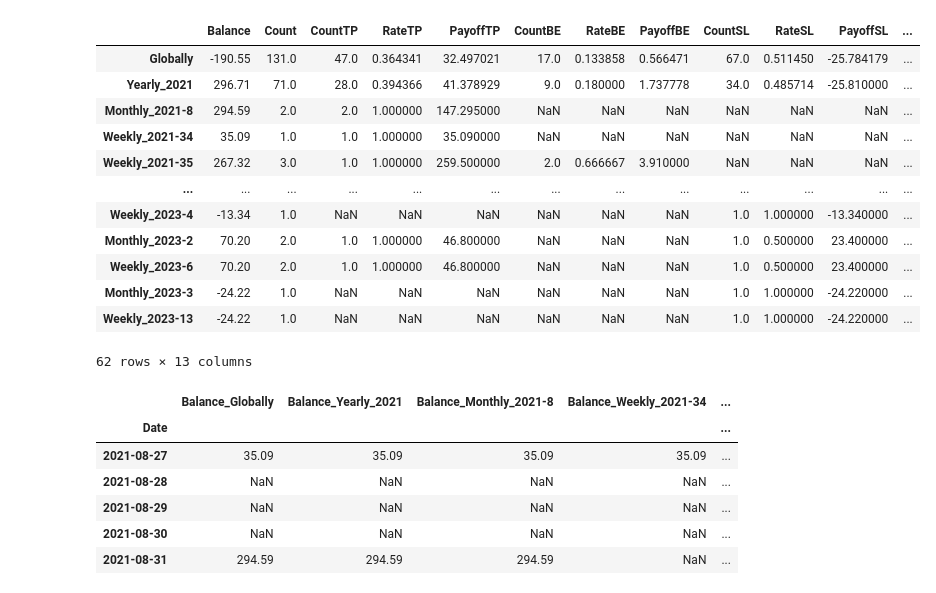
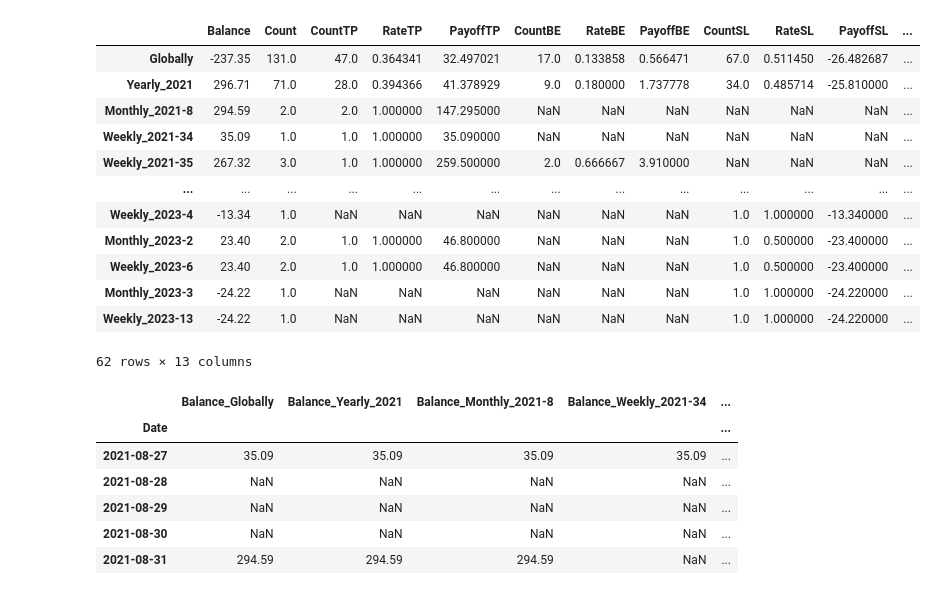
Before and after one commit to vixen-cordier/dashboards, a Jupyter notebook: book.ipynb, the cells around one changed output. Saved outputs shown, nothing was run; the diff lists cells and outputs as text; code cells hidden in the pictures.

```diff
--- a/book.ipynb
+++ b/book.ipynb
@@ -32,28 +29,29 @@ fig.show()
 # %%
 import pandas as pd
 import numpy as np
-trades = trades_unit.copy().ffill()
+trades = trades_unit.copy()
 PERIOD = ['Globally', 'Yearly', 'Monthly', 'Weekly']
+s = trades.ffill().iloc[-1]
 
 stats = pd.DataFrame()
-for metric, period in trades.columns:
+for metric, period in s.index:
     for p in ['Globally', 'Yearly', 'Monthly', 'Weekly']:
         if p in period and metric in ['Count', 'Balance', 'CountTP', 'RateTP', 'PayoffTP', 'CountBE', 'RateBE', 'PayoffBE', 'CountSL', 'RateSL', 'PayoffSL']:
-            stats.loc[period, metric] = trades[(metric, period)].iloc[-1]
+            stats.loc[period, metric] = s[(metric, period)]
 stats['WinRate'] = stats['RateTP']
 stats['PayoffRatio'] = stats['PayoffTP'] / -stats['PayoffSL']
 stats
 # %% [output]
 |  | Balance | Count | CountTP | RateTP | PayoffTP | CountBE | RateBE | PayoffBE | CountSL | RateSL | PayoffSL | ... |
-| Globally | -190.55 | 131.0 | 47.0 | 0.364341 | 32.497021 | 17.0 | 0.133858 | 0.566471 | 67.0 | 0.511450 | -25.784179 | ... |
+| Globally | -237.35 | 131.0 | 47.0 | 0.364341 | 32.497021 | 17.0 | 0.133858 | 0.566471 | 67.0 | 0.511450 | -26.482687 | ... |
 | Yearly_2021 | 296.71 | 71.0 | 28.0 | 0.394366 | 41.378929 | 9.0 | 0.180000 | 1.737778 | 34.0 | 0.485714 | -25.810000 | ... |
 | Monthly_2021-8 | 294.59 | 2.0 | 2.0 | 1.000000 | 147.295000 | NaN | NaN | NaN | NaN | NaN | NaN | ... |
 | Weekly_2021-34 | 35.09 | 1.0 | 1.0 | 1.000000 | 35.090000 | NaN | NaN | NaN | NaN | NaN | NaN | ... |
 | Weekly_2021-35 | 267.32 | 3.0 | 1.0 | 1.000000 | 259.500000 | 2.0 | 0.666667 | 3.910000 | NaN | NaN | NaN | ... |
 | ... | ... | ... | ... | ... | ... | ... | ... | ... | ... | ... | ... | ... |
 | Weekly_2023-4 | -13.34 | 1.0 | NaN | NaN | NaN | NaN | NaN | NaN | 1.0 | 1.000000 | -13.340000 | ... |
-| Monthly_2023-2 | 70.20 | 2.0 | 1.0 | 1.000000 | 46.800000 | NaN | NaN | NaN | 1.0 | 0.500000 | 23.400000 | ... |
-| Weekly_2023-6 | 70.20 | 2.0 | 1.0 | 1.000000 | 46.800000 | NaN | NaN | NaN | 1.0 | 0.500000 | 23.400000 | ... |
+| Monthly_2023-2 | 23.40 | 2.0 | 1.0 | 1.000000 | 46.800000 | NaN | NaN | NaN | 1.0 | 0.500000 | -23.400000 | ... |
+| Weekly_2023-6 | 23.40 | 2.0 | 1.0 | 1.000000 | 46.800000 | NaN | NaN | NaN | 1.0 | 0.500000 | -23.400000 | ... |
 | Monthly_2023-3 | -24.22 | 1.0 | NaN | NaN | NaN | NaN | NaN | NaN | 1.0 | 1.000000 | -24.220000 | ... |
 | Weekly_2023-13 | -24.22 | 1.0 | NaN | NaN | NaN | NaN | NaN | NaN | 1.0 | 1.000000 | -24.220000 | ... |
 62 rows × 13 columns
```
Also changed, not shown: parts of 3 cells of this notebook, 1 other file.
